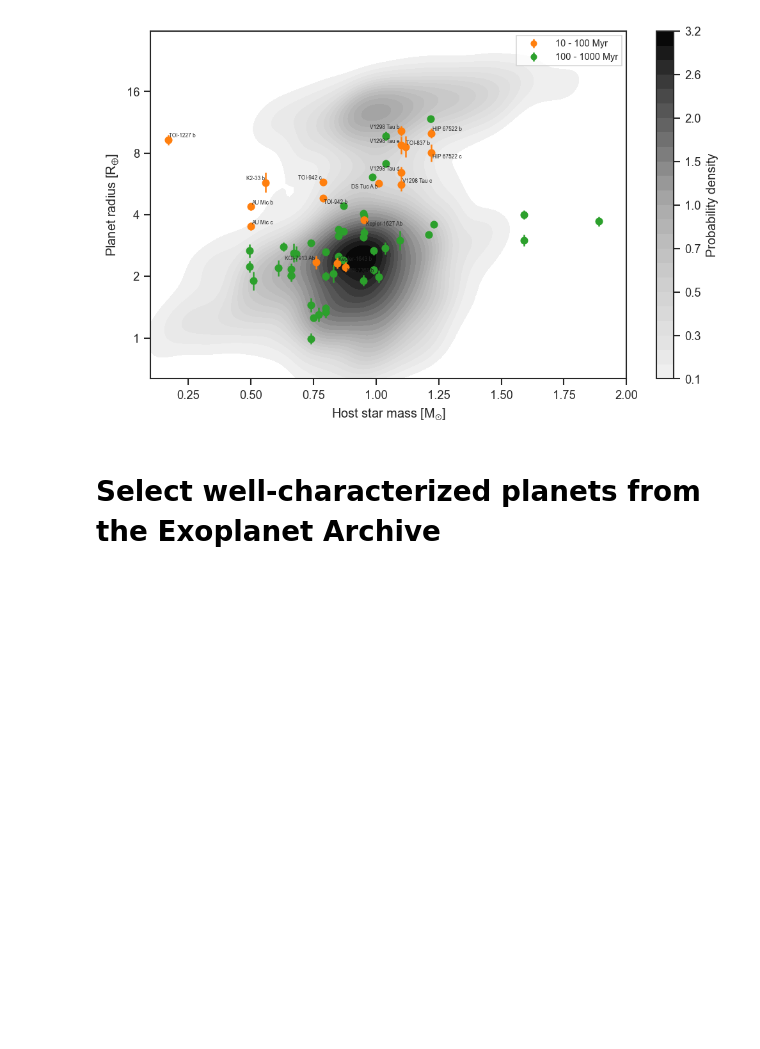
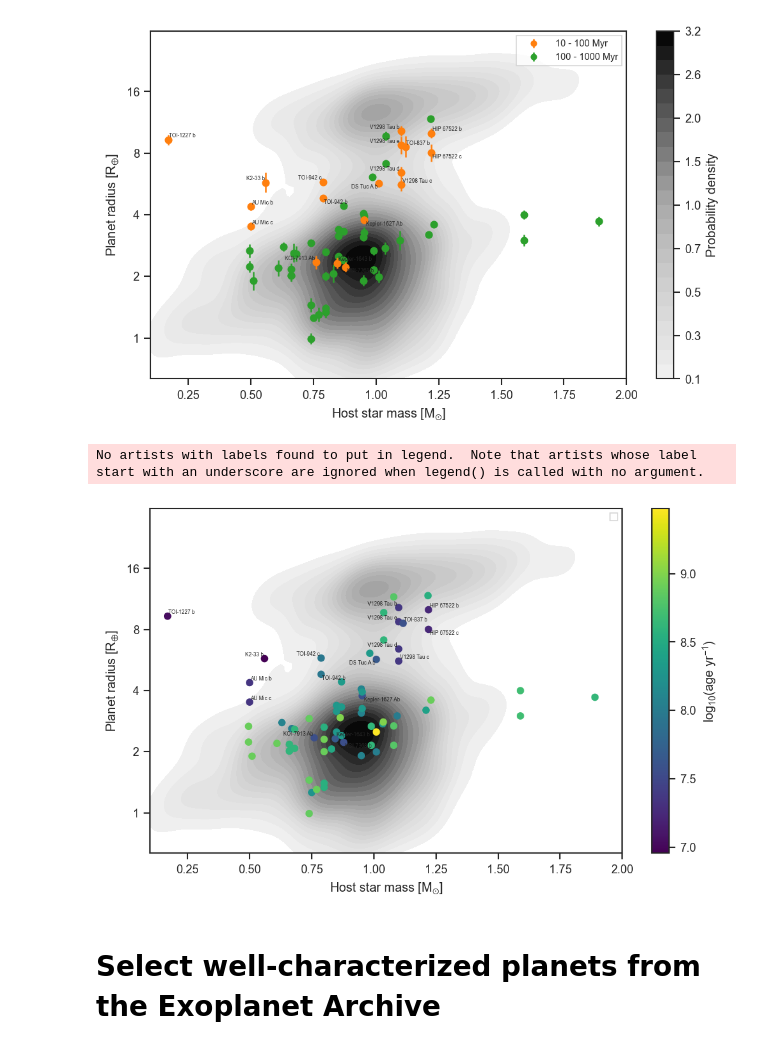
Before and after one commit to trevordavid/nasa-smex-concept, a Jupyter notebook: notebooks/smex_plots.ipynb, the cells around one changed output. Saved outputs shown, nothing was run; the diff lists cells and outputs as text; code cells hidden in the pictures; blank space fills up the shorter version.

Commit message:
updating plots

```diff
--- a/notebooks/smex_plots.ipynb
+++ b/notebooks/smex_plots.ipynb
@@ -324,6 +430,56 @@ plt.savefig('../figures/stmass-plradius.pdf', bbox_inches='tight');
 plt.show()
 # %% [output]
 [figure]
+# %%
+arg = (nea.default_flag==1) &\
+      (nea.discoverymethod=='Transit') &\
+      (nea.pl_orbper<300)
+
+sns.kdeplot(nea['st_mass'][arg], neay[arg],
+            shade=True,
+            cmap=cmap,
+            levels=25,
+            bw_adjust=0.9,
+            cbar=False,
+            cbar_kws={'format':'%.1f', 'label': 'Probability density'})
+
+plt.scatter(yng['st_mass'],
+             yng['logrp'],
+            c=np.log10(yng['pl_age']*1e9),
+            cmap='viridis')
+
+plt.colorbar(label=r'log$_\mathregular{10}$(age yr$^\mathregular{-1}$)')
+
+_xlabel = np.array(yng['st_mass'][lt100])
+_ylabel = np.array(yng['logrp'][lt100])
+_label = np.array(yng['planet_name'][lt100])
+
+texts = [plt.text(_xlabel[i], _ylabel[i], _label[i], ha='center', va='center', size=4, zorder=999)
+        for i in range(len(_label))]
+adjust_text(texts, lim=10)
+
+plt.xlim(0.1,2)
+
+plt.ylim(-0.2,1.5)
+
+plt.xlabel('Host star mass [M$_\mathregular{\odot}$]')
+plt.ylabel('Planet radius [R$_\mathregular{\oplus}$]')
+plt.yticks(np.log10([1,2,4,8,16]),['1','2','4','8','16'])
+
+plt.legend(frameon=True,
+           markerscale=0.8,
+           ncol=1,
+           prop={'size':7},
+           handlelength=3,
+           loc='upper right',
+           fancybox=False)
+
+plt.gcf().set_size_inches(0.8*10,0.8*6)
+plt.savefig('../figures/stmass-plradius-cc.pdf', bbox_inches='tight');
+plt.show()
+# %% [output]
+No artists with labels found to put in legend.  Note that artists whose label start with an underscore are ignored when legend() is called with no argument.
+[figure, added]
 # %% [markdown]
 # Select well-characterized planets from the Exoplanet Archive
 # %%
```
Also changed, not shown: parts of 9 cells of this notebook.
